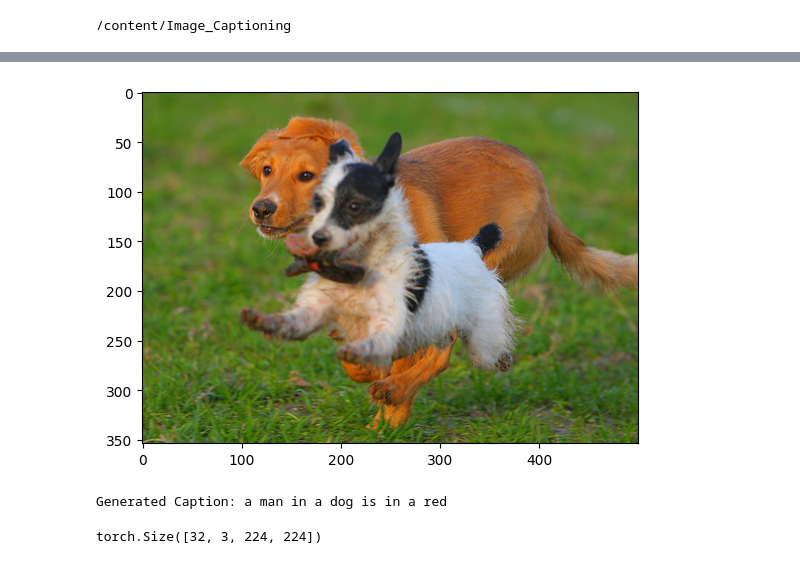
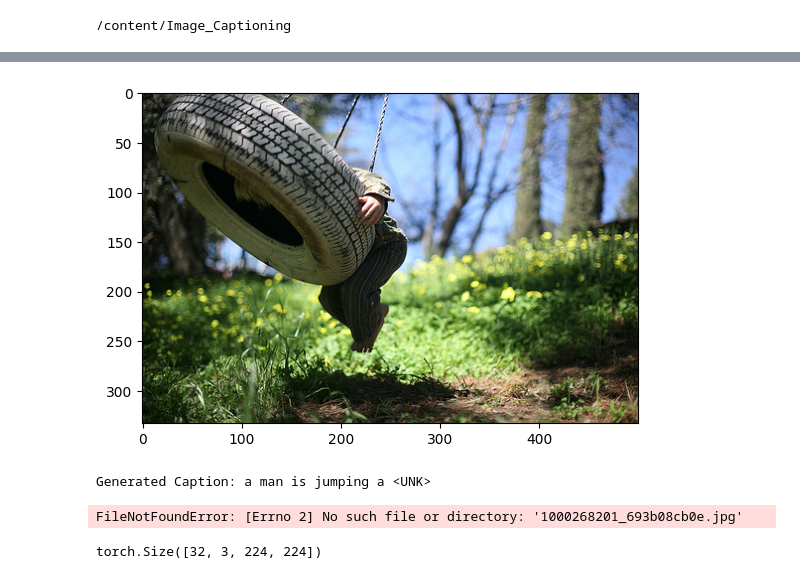
Before and after one commit to darkwingpatil/Ml_hackethons, a Jupyter notebook: Capstone_Proj_main_Image_Captioning_v3.ipynb, the cells around one changed output, grey strips where cells are left out. Cells and saved outputs as stored; diff of their text form; code cells hidden in the pictures.

```diff
--- a/Capstone_Proj_main_Image_Captioning_v3.ipynb
+++ b/Capstone_Proj_main_Image_Captioning_v3.ipynb
@@ -142,7 +142,7 @@ class Config:
 
     # Training
     lr = 1e-4
-    epochs = 3
+    epochs = 15
     batch_size = 64
 
     # Data
@@ -424,12 +434,21 @@ Epoch 3 Loss: 4.7350
 # %%
 import matplotlib.pyplot as plt
 import matplotlib.image as mpimg
-sample_image = os.path.join(Config.image_dir, os.listdir(Config.image_dir)[0])
+sample_image = os.path.join(Config.image_dir, os.listdir(Config.image_dir)[160])
 img = mpimg.imread(sample_image)
 plt.imshow(img)
 plt.show()
 caption = test_generation(trained_model, vocab, sample_image)
 print(f"Generated Caption: {caption}")
 # %% [output]
-[figure, old version]
+[figure, new version]
-Generated Caption: a man in a dog is in a red
+Generated Caption: a man is jumping a <UNK>
+# %%
+sample_image = '1000268201_693b08cb0e.jpg'
+img = mpimg.imread(sample_image)
+plt.imshow(img)
+plt.show()
+caption = test_generation(trained_model, vocab, sample_image)
+print(f"Generated Caption: {caption}")
+# %% [output]
+FileNotFoundError: [Errno 2] No such file or directory: '1000268201_693b08cb0e.jpg'
```
Also changed, not shown: parts of 7 cells of this notebook.
